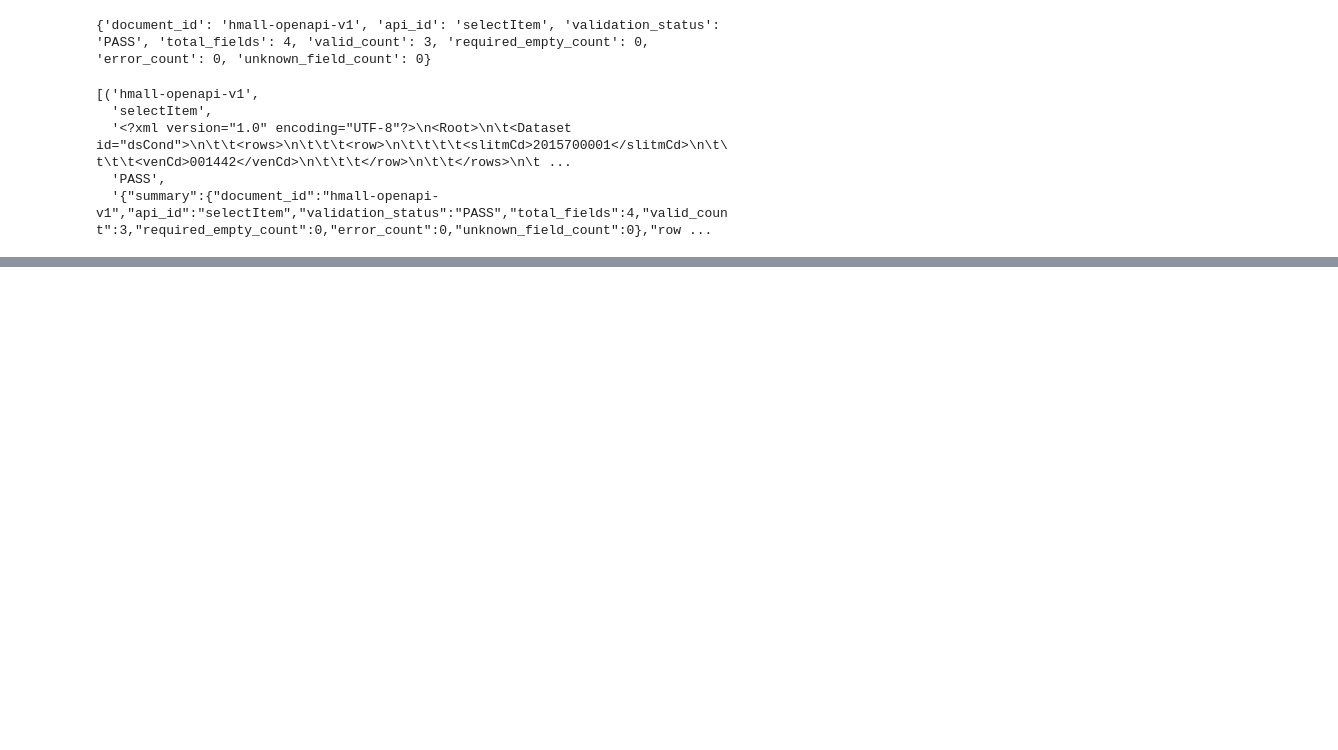
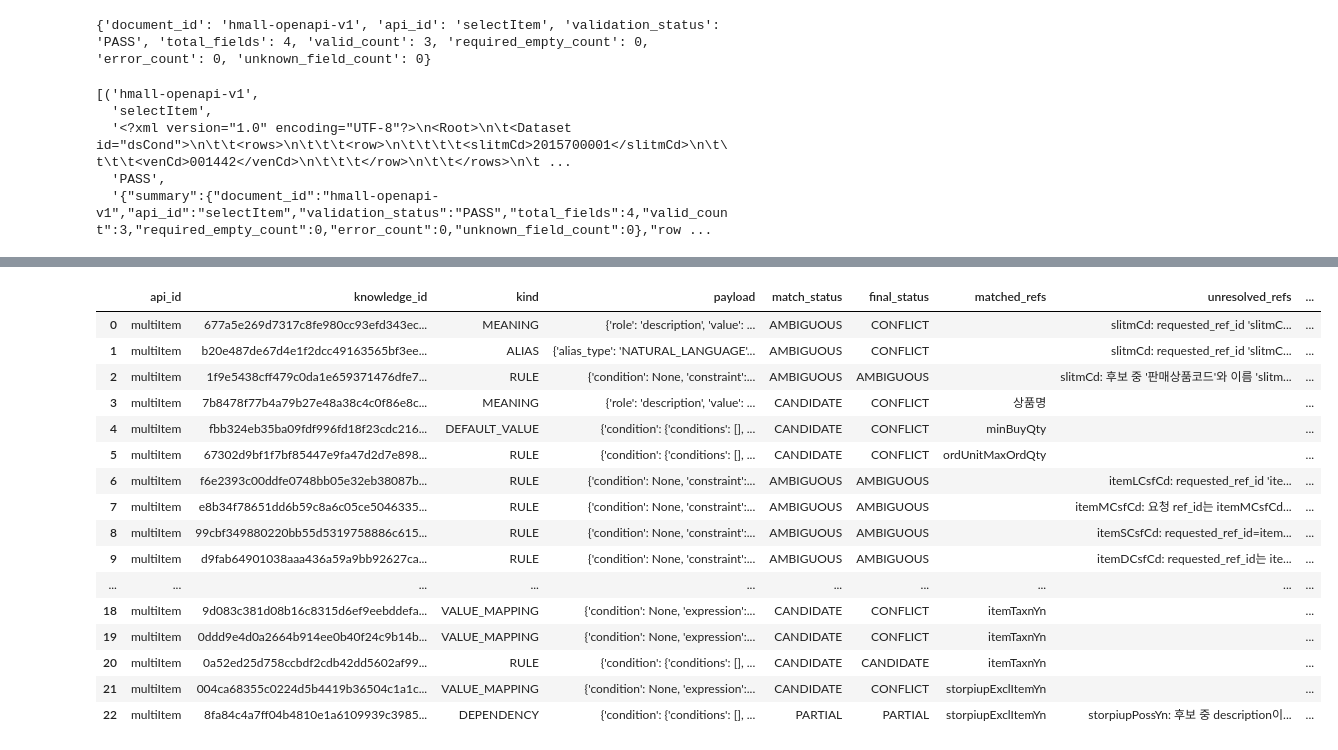
Before and after one commit to csmoon1010/kosa-2026-hyundai-project, a Jupyter notebook: hyejung/mini_project_2/preprocessing.ipynb, the cells around one changed output, grey strips where cells are left out. Saved outputs shown, nothing was run; the diff lists cells and outputs as text; code cells hidden in the pictures; blank space fills up the shorter version.

Commit message:
add parameter kb, response outputs

```diff
--- a/hyejung/mini_project_2/preprocessing.ipynb
+++ b/hyejung/mini_project_2/preprocessing.ipynb
@@ -857,0 +2628,20 @@ rows
+# %%
+# 도메인 파일 목록을 입력하고 문서의 지식 후보 등록까지만 실행한다.
+RUN_DOCUMENT_EXTRACTION = True
+DOMAIN_DOCUMENTS = []
+DOMAIN_DOCUMENTS = [{
+    'domain_document_id': 'product-policy',
+    'path': KB_PROJECT_DIR / 'domain_docs' / 'multiItem_product_knowledge.md',
+    'title': '상품 업무 규칙', 'version': 'v1',
+    'application_scope': {'type': 'DOMAIN', 'domain_id': 'product'},
+    # API 규칙인 경우에만 아래 두 항목 지정:
+    'canonical_document_id': KB_DOCUMENT_ID, 'api_ids': ['multiItem'],
+}]
+document_kb_results = []
+if RUN_DOCUMENT_EXTRACTION and DOMAIN_DOCUMENTS:
+    kb_llm = ResponsesLLM(**LLM_CONFIG)
+    document_kb_results = enrich_parameter_kb(DOMAIN_DOCUMENTS, KB_CONFIG, llm=kb_llm)
+    for result in document_kb_results:
+        display(result)
+else:
+    print('문서 추출을 실행하지 않았습니다. 파일 목록과 스위치를 확인하세요.')
@@ -857,0 +2666,66 @@ rows
+# %%
+import pandas as pd
+
+pd.set_option('display.max_rows', None)       # 모든 행 표시
+pd.set_option('display.max_columns', None)    # 모든 열 표시
+pd.set_option('display.max_colwidth', None)   # 긴 셀 내용 생략하지 않기
+pd.set_option('display.width', None)          # 터미널 폭 기준 줄임 방지
+
+rows = []
+
+for doc_result in document_kb_results:
+    for result in doc_result.get('api_results', []):
+        knowledge_id = result.get('knowledge_id')
+        if not knowledge_id:
+            continue
+
+        item = parameter_kb.knowledge(knowledge_id)
+        matching_details = item.get('matching', [])
+        validation = item.get('validation', {})
+
+        ref_results = [
+            ref
+            for detail in matching_details
+            for ref in detail.get('ref_results', [])
+        ]
+
+        rows.append({
+            'api_id': result.get('api_id'),
+            'knowledge_id': knowledge_id,
+            'kind': item.get('kind'),
+            'payload': item.get('payload'),
+            'match_status': result.get('match_status'),
+            'final_status': item.get('status'),
+            'matched_refs': ', '.join(
+                ref['ref_id'] for ref in ref_results
+                if ref.get('status') == 'MATCHED'
+            ),
+            'unresolved_refs': '; '.join(
+                f"{ref['ref_id']}: {ref.get('reason', '')}"
+                for ref in ref_results
+                if ref.get('status') != 'MATCHED'
+            ),
+            'validation_errors': '; '.join(validation.get('errors', [])),
+            'targets': item.get('targets'),
+        })
+
+df = pd.DataFrame(rows)
+display(df)
+# %% [output]
+|  | api_id | knowledge_id | kind | payload | match_status | final_status | matched_refs | unresolved_refs | ... |
+| 0 | multiItem | 677a5e269d7317c8fe980cc93efd343ec... | MEANING | {'role': 'description', 'value': ... | AMBIGUOUS | CONFLICT |  | slitmCd: requested_ref_id 'slitmC... | ... |
+| 1 | multiItem | b20e487de67d4e1f2dcc49163565bf3ee... | ALIAS | {'alias_type': 'NATURAL_LANGUAGE'... | AMBIGUOUS | CONFLICT |  | slitmCd: requested_ref_id 'slitmC... | ... |
+| 2 | multiItem | 1f9e5438cff479c0da1e659371476dfe7... | RULE | {'condition': None, 'constraint':... | AMBIGUOUS | AMBIGUOUS |  | slitmCd: 후보 중 '판매상품코드'와 이름 'slitm... | ... |
+| 3 | multiItem | 7b8478f77b4a79b27e48a38c4c0f86e8c... | MEANING | {'role': 'description', 'value': ... | CANDIDATE | CONFLICT | 상품명 |  | ... |
+| 4 | multiItem | fbb324eb35ba09fdf996fd18f23cdc216... | DEFAULT_VALUE | {'condition': {'conditions': [], ... | CANDIDATE | CONFLICT | minBuyQty |  | ... |
+| 5 | multiItem | 67302d9bf1f7bf85447e9fa47d2d7e898... | RULE | {'condition': {'conditions': [], ... | CANDIDATE | CONFLICT | ordUnitMaxOrdQty |  | ... |
+| 6 | multiItem | f6e2393c00ddfe0748bb05e32eb38087b... | RULE | {'condition': None, 'constraint':... | AMBIGUOUS | AMBIGUOUS |  | itemLCsfCd: requested_ref_id 'ite... | ... |
+| 7 | multiItem | e8b34f78651dd6b59c8a6c05ce5046335... | RULE | {'condition': None, 'constraint':... | AMBIGUOUS | AMBIGUOUS |  | itemMCsfCd: 요청 ref_id는 itemMCsfCd... | ... |
+| 8 | multiItem | 99cbf349880220bb55d5319758886c615... | RULE | {'condition': None, 'constraint':... | AMBIGUOUS | AMBIGUOUS |  | itemSCsfCd: requested_ref_id=item... | ... |
+| 9 | multiItem | d9fab64901038aaa436a59a9bb92627ca... | RULE | {'condition': None, 'constraint':... | AMBIGUOUS | AMBIGUOUS |  | itemDCsfCd: requested_ref_id는 ite... | ... |
+| ... | ... | ... | ... | ... | ... | ... | ... | ... | ... |
+| 18 | multiItem | 9d083c381d08b16c8315d6ef9eebddefa... | VALUE_MAPPING | {'condition': None, 'expression':... | CANDIDATE | CONFLICT | itemTaxnYn |  | ... |
+| 19 | multiItem | 0ddd9e4d0a2664b914ee0b40f24c9b14b... | VALUE_MAPPING | {'condition': None, 'expression':... | CANDIDATE | CONFLICT | itemTaxnYn |  | ... |
+| 20 | multiItem | 0a52ed25d758ccbdf2cdb42dd5602af99... | RULE | {'condition': {'conditions': [], ... | CANDIDATE | CANDIDATE | itemTaxnYn |  | ... |
+| 21 | multiItem | 004ca68355c0224d5b4419b36504c1a1c... | VALUE_MAPPING | {'condition': None, 'expression':... | CANDIDATE | CONFLICT | storpiupExclItemYn |  | ... |
+| 22 | multiItem | 8fa84c4a7ff04b4810e1a6109939c3985... | DEPENDENCY | {'condition': {'conditions': [], ... | PARTIAL | PARTIAL | storpiupExclItemYn | storpiupPossYn: 후보 중 description이... | ... |
```
Also changed, not shown: parts of 53 cells of this notebook, 58 other files.
